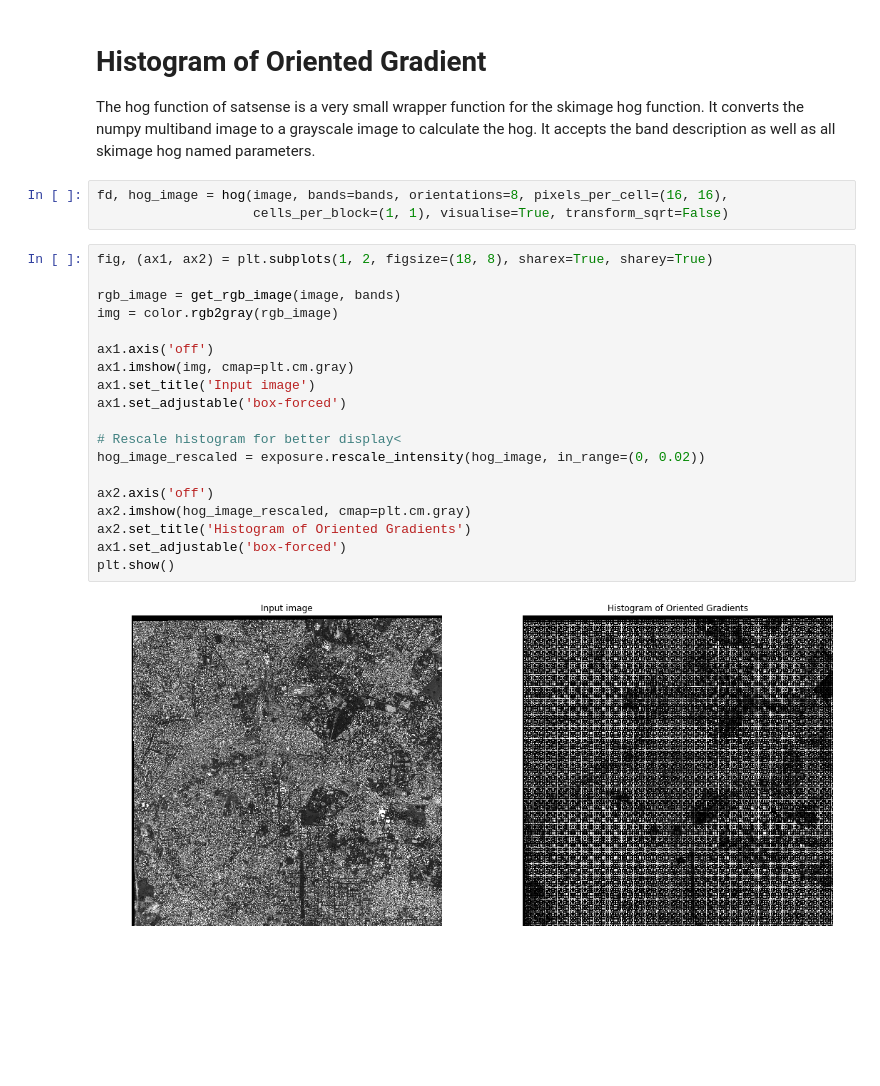
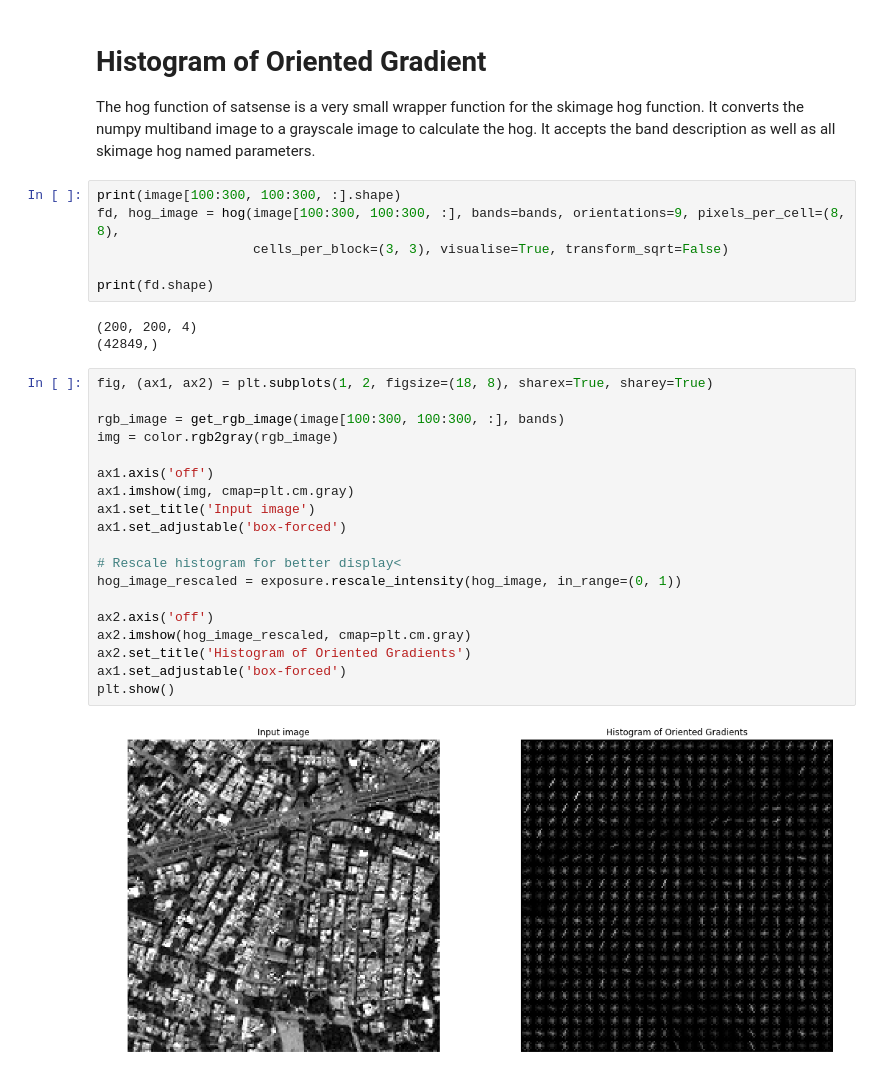
Before and after one commit to DynaSlum/satsense, a Jupyter notebook: Python/Notebooks/demo_notebooks/histogram_of_oriented_gradient.ipynb, the cells around one changed output. Cells and saved outputs as stored; diff of their text form; blank space fills up the shorter version.

```diff
--- a/Python/Notebooks/demo_notebooks/histogram_of_oriented_gradient.ipynb
+++ b/Python/Notebooks/demo_notebooks/histogram_of_oriented_gradient.ipynb
@@ -35,26 +35,32 @@ dataset, image = load_from_file(imagefile)
 
 The hog function of satsense is a very small wrapper function for the skimage hog function. It converts the numpy multiband image to a grayscale image to calculate the hog. It accepts the band description as well as all skimage hog named parameters.
 # %%
-fd, hog_image = hog(image, bands=bands, orientations=8, pixels_per_cell=(16, 16),
-                    cells_per_block=(1, 1), visualise=True, transform_sqrt=False)
+print(image[100:300, 100:300, :].shape)
+fd, hog_image = hog(image[100:300, 100:300, :], bands=bands, orientations=9, pixels_per_cell=(8, 8),
+                    cells_per_block=(3, 3), visualise=True, transform_sqrt=False)
+
+print(fd.shape)
+# %% [output]
+(200, 200, 4)
+(42849,)
 # %%
 fig, (ax1, ax2) = plt.subplots(1, 2, figsize=(18, 8), sharex=True, sharey=True)
 
-rgb_image = get_rgb_image(image, bands)
+rgb_image = get_rgb_image(image[100:300, 100:300, :], bands)
 img = color.rgb2gray(rgb_image)
 
 ax1.axis('off')
 ax1.imshow(img, cmap=plt.cm.gray)
 ax1.set_title('Input image')
 ax1.set_adjustable('box-forced')
 
 # Rescale histogram for better display<
-hog_image_rescaled = exposure.rescale_intensity(hog_image, in_range=(0, 0.02))
+hog_image_rescaled = exposure.rescale_intensity(hog_image, in_range=(0, 1))
 
 ax2.axis('off')
 ax2.imshow(hog_image_rescaled, cmap=plt.cm.gray)
 ax2.set_title('Histogram of Oriented Gradients')
 ax1.set_adjustable('box-forced')
 plt.show()
 # %% [output]
-[figure, old version]
+[figure, new version]
```
Also changed, not shown: 6 other files.
